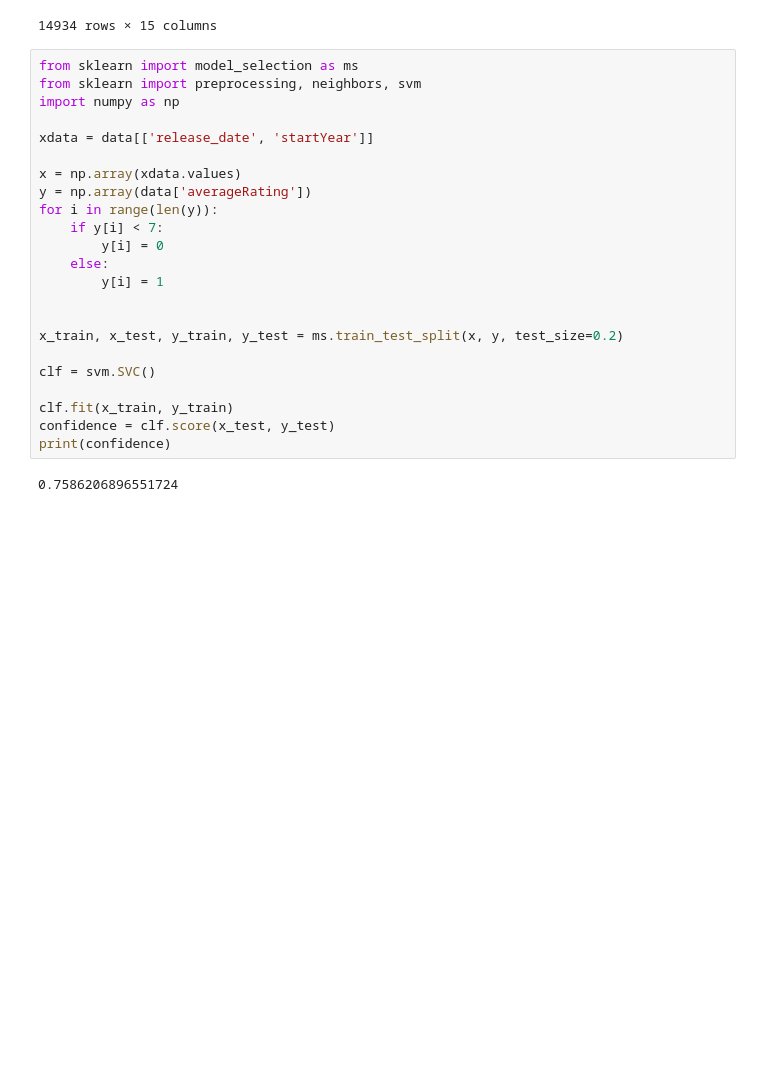
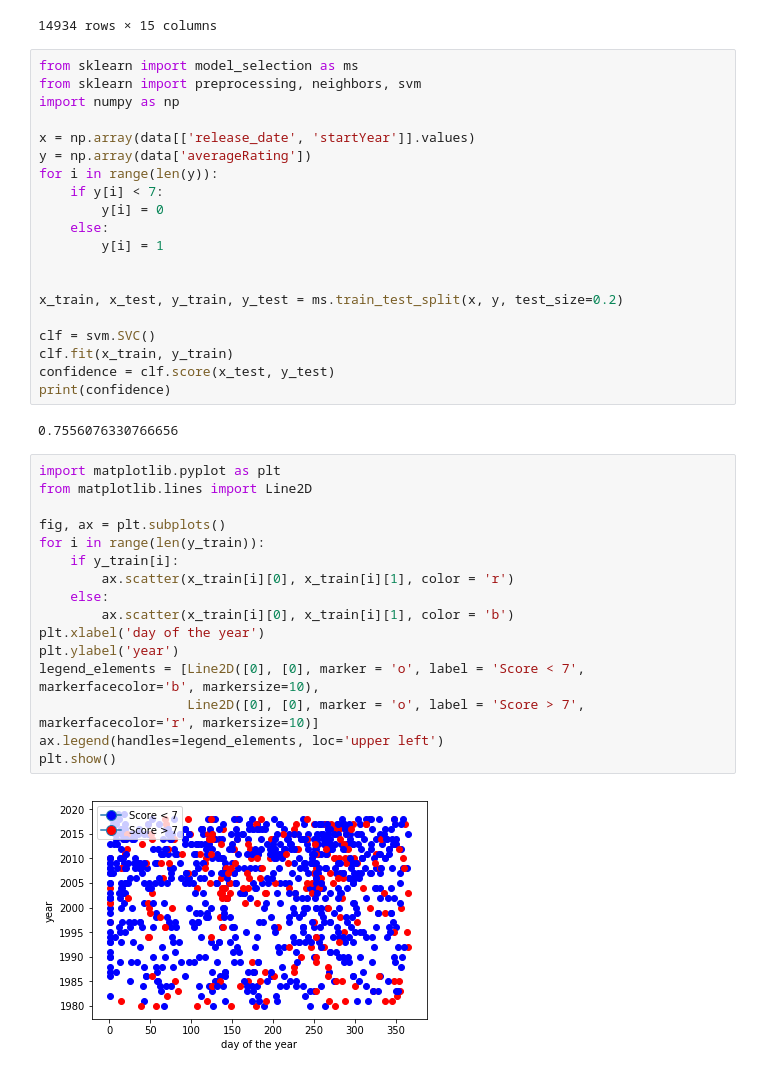
Before and after one commit to arnaualba/code_movie_predict, a Jupyter notebook: SVM/SVM.ipynb, the cells around one changed output. Cells and saved outputs as stored; diff of their text form; blank space fills up the shorter version.

```diff
--- a/SVM/SVM.ipynb
+++ b/SVM/SVM.ipynb
@@ -86,9 +86,7 @@ from sklearn import model_selection as ms
 from sklearn import preprocessing, neighbors, svm
 import numpy as np
 
-xdata = data[['release_date', 'startYear']]
-
-x = np.array(xdata.values)
+x = np.array(data[['release_date', 'startYear']].values)
 y = np.array(data['averageRating'])
 for i in range(len(y)):
     if y[i] < 7:
@@ -100,12 +98,29 @@ for i in range(len(y)):
 x_train, x_test, y_train, y_test = ms.train_test_split(x, y, test_size=0.2)
 
 clf = svm.SVC()
-
 clf.fit(x_train, y_train)
 confidence = clf.score(x_test, y_test)
 print(confidence)
 # %% [output]
-0.7586206896551724
+0.7556076330766656
+# %%
+import matplotlib.pyplot as plt
+from matplotlib.lines import Line2D
+
+fig, ax = plt.subplots()
+for i in range(len(y_train)):
+    if y_train[i]:
+        ax.scatter(x_train[i][0], x_train[i][1], color = 'r')
+    else:
+        ax.scatter(x_train[i][0], x_train[i][1], color = 'b')
+plt.xlabel('day of the year')
+plt.ylabel('year')
+legend_elements = [Line2D([0], [0], marker = 'o', label = 'Score < 7', markerfacecolor='b', markersize=10),
+                   Line2D([0], [0], marker = 'o', label = 'Score > 7', markerfacecolor='r', markersize=10)]
+ax.legend(handles=legend_elements, loc='upper left')
+plt.show()
+# %% [output]
+[figure, added]
 # %%
 # Darknknight 9.0,
 # Avengers inf war 8.5,
```
Also changed, not shown: parts of 1 cell of this notebook.
